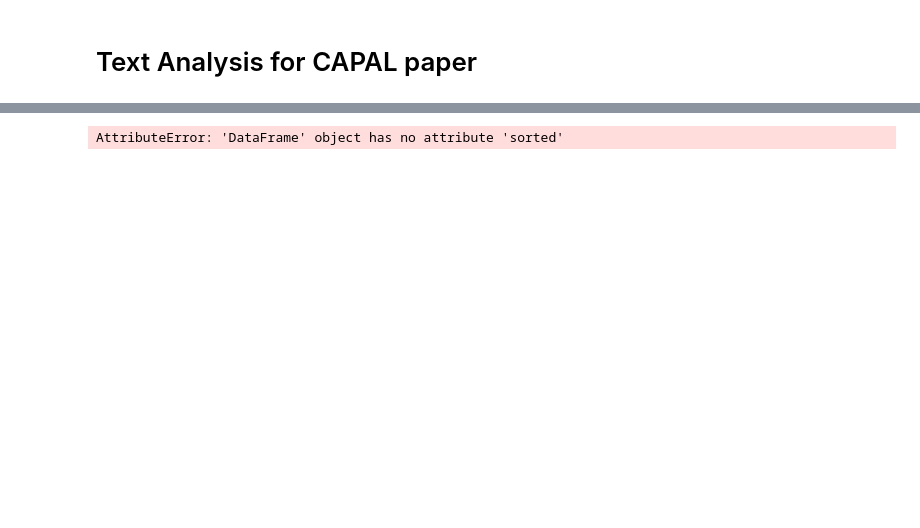
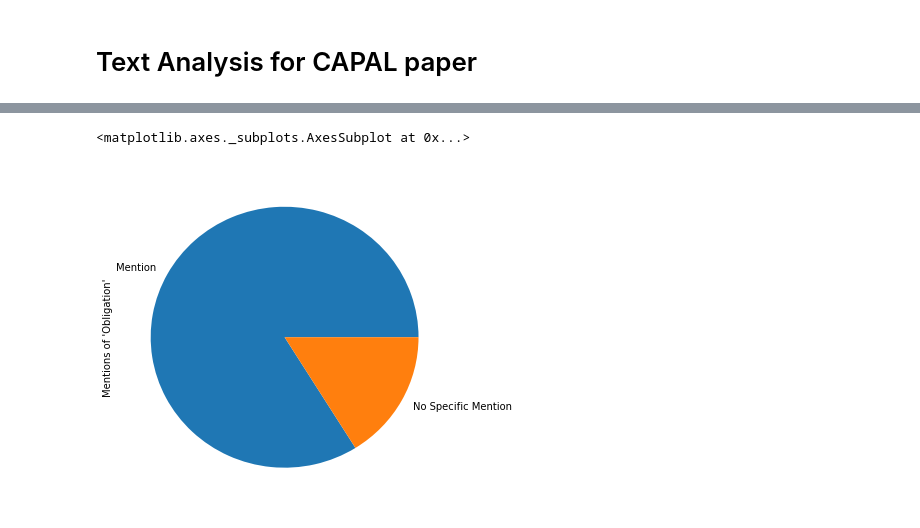
Before and after one commit to elibtronic/capal_2018_paper, a Jupyter notebook: Academed Freedom in Canadian Collective Agreements.ipynb, the cells around one changed output, grey strips where cells are left out. Drawn from its saved outputs; the diff is of its cells as text; code cells hidden in the pictures; blank space fills up the shorter version.

```diff
--- a/Academed Freedom in Canadian Collective Agreements.ipynb
+++ b/Academed Freedom in Canadian Collective Agreements.ipynb
@@ -56,10 +63,9 @@ series.plot.pie(figsize=(6, 6))
-# %%
-
-# Word Count V. Model Clause
-len_model_clause = 360
-wc_labels = ca_data.query('diff_wc != 360')
-#wc_values = ca_data.query('word_count > 0')['word_count']
-
-print(wc_labels.sorted())
-# %% [output]
-AttributeError: 'DataFrame' object has no attribute 'sorted'
+# %%
+mention = ['Mention', 'No Specific Mention']
+series = pandas.Series([ment_ob,(1- ment_ob)],
+                   index=mention,
+                   name='Mentions of \'Obligation\'')
+series.plot.pie(figsize=(6, 6))
+# %% [output]
+<matplotlib.axes._subplots.AxesSubplot at 0x...>
+[figure, added]
```
Also changed, not shown: parts of 4 cells of this notebook, 3 other files.
